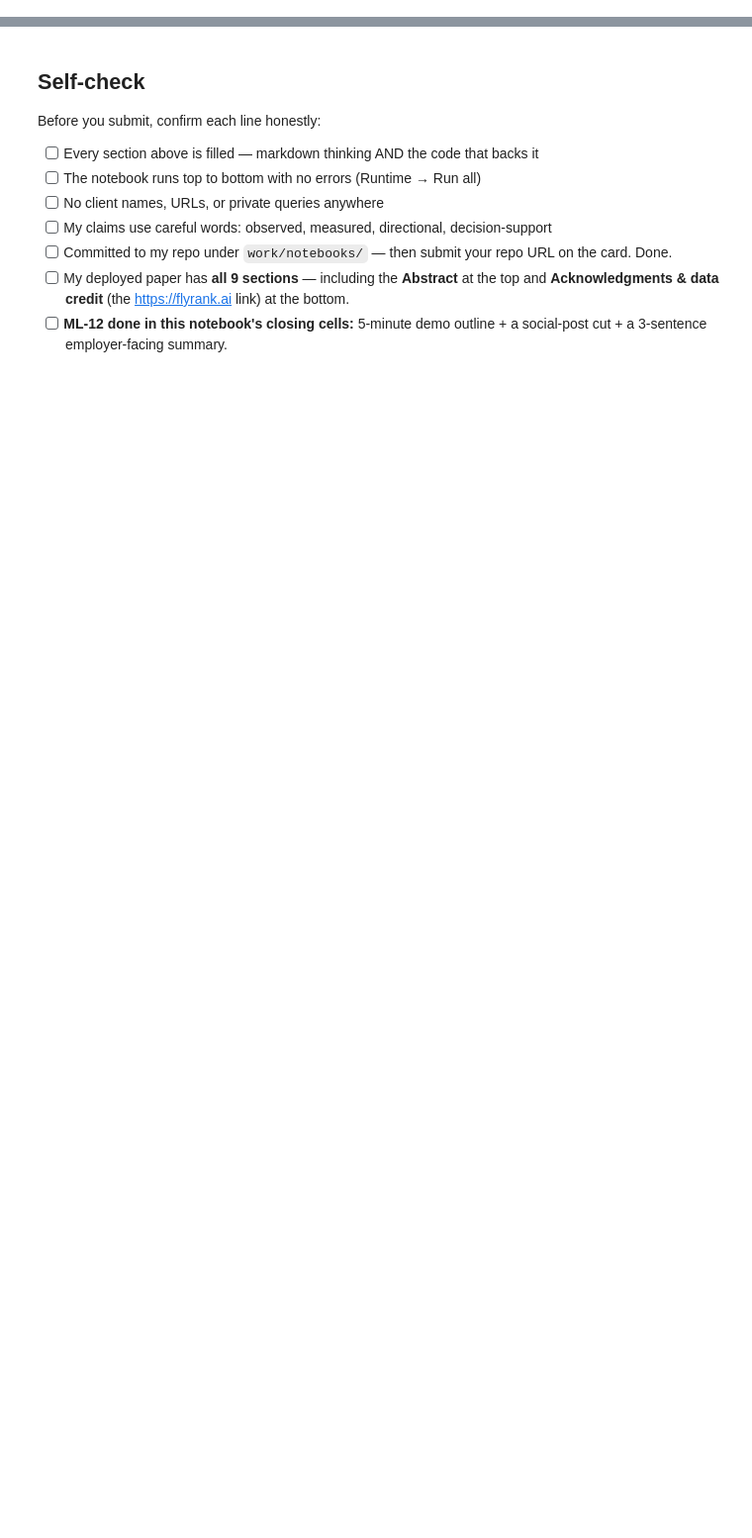
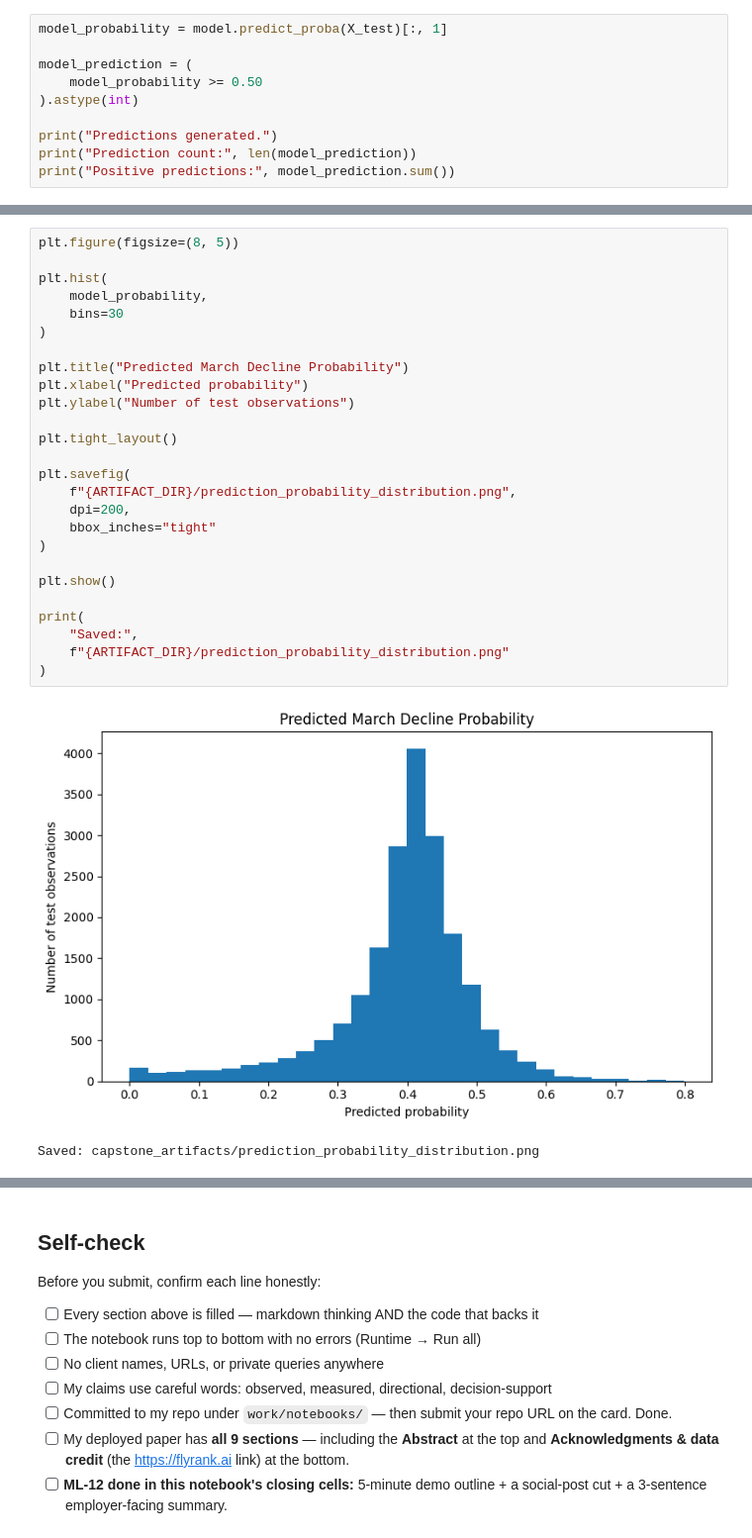
Before and after one commit to karthik-srivathsa-05/flyrank-ai, a Jupyter notebook: work/notebooks/capstone.ipynb, the cells around one changed output, grey strips where cells are left out. Shown at 99% size. Drawn from its saved outputs; the diff is of its cells as text; blank space fills up the shorter version.

```diff
--- a/work/notebooks/capstone.ipynb
+++ b/work/notebooks/capstone.ipynb
@@ -36,0 +445,10 @@ This skeleton is yours to fill. Work the sections **in order** — each one has
+# %%
+model_probability = model.predict_proba(X_test)[:, 1]
+
+model_prediction = (
+    model_probability >= 0.50
+).astype(int)
+
+print("Predictions generated.")
+print("Prediction count:", len(model_prediction))
+print("Positive predictions:", model_prediction.sum())
@@ -36,0 +996,29 @@ This skeleton is yours to fill. Work the sections **in order** — each one has
+# %%
+plt.figure(figsize=(8, 5))
+
+plt.hist(
+    model_probability,
+    bins=30
+)
+
+plt.title("Predicted March Decline Probability")
+plt.xlabel("Predicted probability")
+plt.ylabel("Number of test observations")
+
+plt.tight_layout()
+
+plt.savefig(
+    f"{ARTIFACT_DIR}/prediction_probability_distribution.png",
+    dpi=200,
+    bbox_inches="tight"
+)
+
+plt.show()
+
+print(
+    "Saved:",
+    f"{ARTIFACT_DIR}/prediction_probability_distribution.png"
+)
+# %% [output]
+[figure, added]
+Saved: capstone_artifacts/prediction_probability_distribution.png
```
Also changed, not shown: parts of 49 cells of this notebook.
